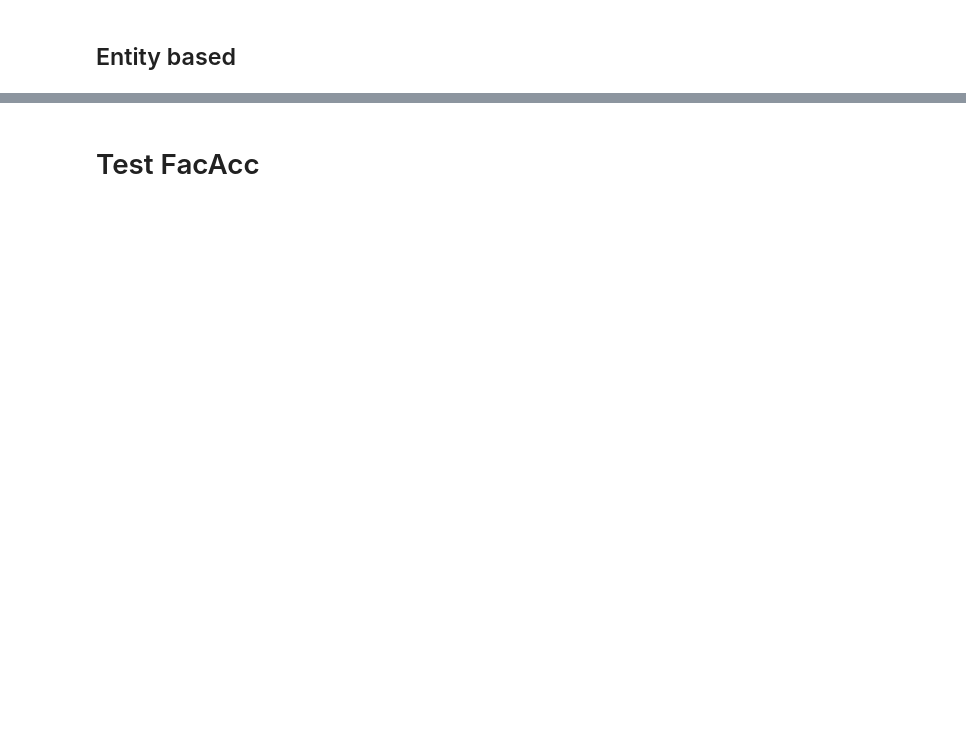
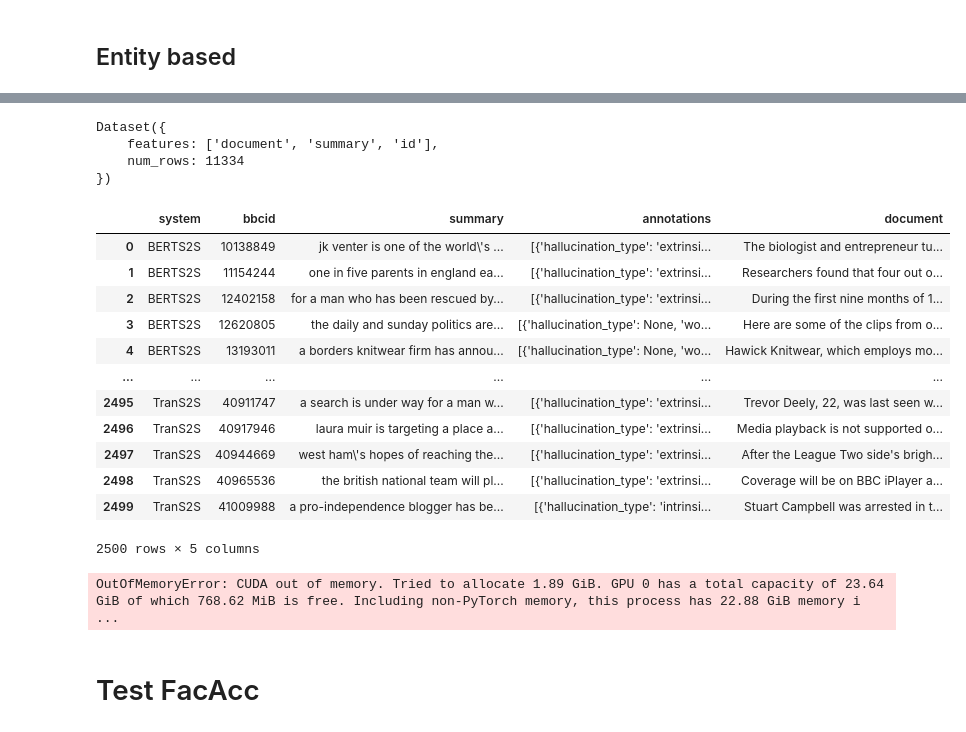
Before and after one commit to bVendeville/MIRAGE, a Jupyter notebook: WIP_Mirage.ipynb, the cells around one changed output, grey strips where cells are left out. Drawn from its saved outputs; the diff is of its cells as text; code cells hidden in the pictures; blank space fills up the shorter version.

Commit message:
testing on real data

```diff
--- a/WIP_Mirage.ipynb
+++ b/WIP_Mirage.ipynb
@@ -1349,0 +1391,44 @@ class factacc(entity_based_metric):
+# %%
+from datasets import load_dataset
+
+xsum_dataset = load_dataset("EdinburghNLP/xsum")
+# %%
+xsum_dataset["test"]
+# %% [output]
+Dataset({
+    features: ['document', 'summary', 'id'],
+    num_rows: 11334
+})
+# %%
+# Convert Hugging Face datasets to pandas DataFrames
+df1 = xsumfaith_annotation.to_pandas()
+df2 = xsum_dataset["test"].to_pandas()
+
+# Convert the "bbcid" columns to the same type (e.g., both to string)
+df1['bbcid'] = df1['bbcid'].astype(str)
+df2['bbcid'] = df2['id'].astype(str)
+
+df2 = df2.drop(columns=["summary"])
+
+# Perform an inner join on "bbcid"xsumfaith_dataset
+merged_df = pd.merge(df1, df2, on="bbcid", how="inner")
+merged_df = merged_df.drop(columns=["id"])
+
+# Convert the merged DataFrame back to a Hugging Face Dataset
+xsumfaith_dataset = Dataset.from_pandas(merged_df)
+# %%
+xsumfaith_dataset.to_pandas()
+# %% [output]
+|  | system | bbcid | summary | annotations | document |
+| 0 | BERTS2S | 10138849 | jk venter is one of the world\'s ... | [{'hallucination_type': 'extrinsi... | The biologist and entrepreneur tu... |
+| 1 | BERTS2S | 11154244 | one in five parents in england ea... | [{'hallucination_type': 'extrinsi... | Researchers found that four out o... |
+| 2 | BERTS2S | 12402158 | for a man who has been rescued by... | [{'hallucination_type': 'extrinsi... | During the first nine months of 1... |
+| 3 | BERTS2S | 12620805 | the daily and sunday politics are... | [{'hallucination_type': None, 'wo... | Here are some of the clips from o... |
+| 4 | BERTS2S | 13193011 | a borders knitwear firm has annou... | [{'hallucination_type': None, 'wo... | Hawick Knitwear, which employs mo... |
+| ... | ... | ... | ... | ... | ... |
+| 2495 | TranS2S | 40911747 | a search is under way for a man w... | [{'hallucination_type': 'extrinsi... | Trevor Deely, 22, was last seen w... |
+| 2496 | TranS2S | 40917946 | laura muir is targeting a place a... | [{'hallucination_type': 'extrinsi... | Media playback is not supported o... |
+| 2497 | TranS2S | 40944669 | west ham\'s hopes of reaching the... | [{'hallucination_type': 'extrinsi... | After the League Two side's brigh... |
+| 2498 | TranS2S | 40965536 | the british national team will pl... | [{'hallucination_type': 'extrinsi... | Coverage will be on BBC iPlayer a... |
+| 2499 | TranS2S | 41009988 | a pro-independence blogger has be... | [{'hallucination_type': 'intrinsi... | Stuart Campbell was arrested in t... |
+2500 rows × 5 columns
@@ -1350,3 +1449,25 @@ class factacc(entity_based_metric):
+# %%
+#test_dataset = machintruc
+#testmetric = entity_based_metric(er_model_path= "Babelscape/rebel-large",
+#                                 er_tokenizer_path= "Babelscape/rebel-large",
+#                                 metric_name="custom",
+#                                 custom_metric=True)
+testmetric = feqa()
+#testmetric.create_pipeline()
+#results = testmetric.evaluate_dataset(test_dataset)
+
+testmetric.create_pipeline(device="cuda:0")
+results = testmetric.evaluate_dataset(xsumfaith_dataset,
+                                      source_col="document",
+                                      gen_col="summary",
+                                      save_result_dataset_folder_path="work/datasets/MIRAGE/test_dataset",
+                                      max_tokens_qg=20,
+                                      batched=False,
+                                      batch_size=1)
+
+results
+# %% [output]
+OutOfMemoryError: CUDA out of memory. Tried to allocate 1.89 GiB. GPU 0 has a total capacity of 23.64 GiB of which 768.62 MiB is free. Including non-PyTorch memory, this process has 22.88 GiB memory i ...
 # %% [markdown]
 # Test FacAcc
 # %%
```
Also changed, not shown: parts of 25 cells of this notebook, 6 other files.
